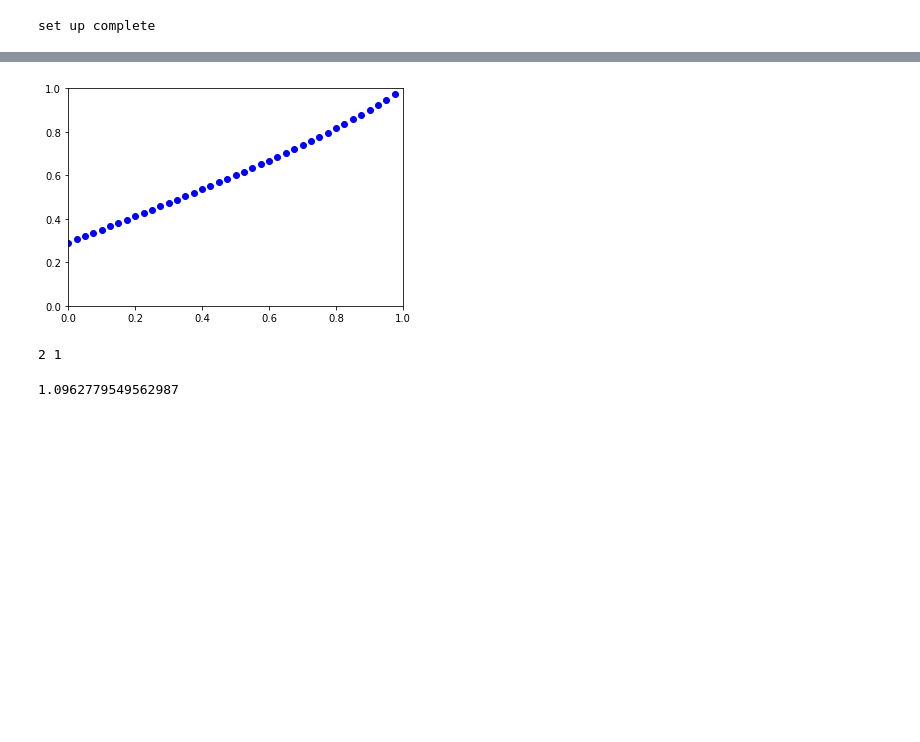
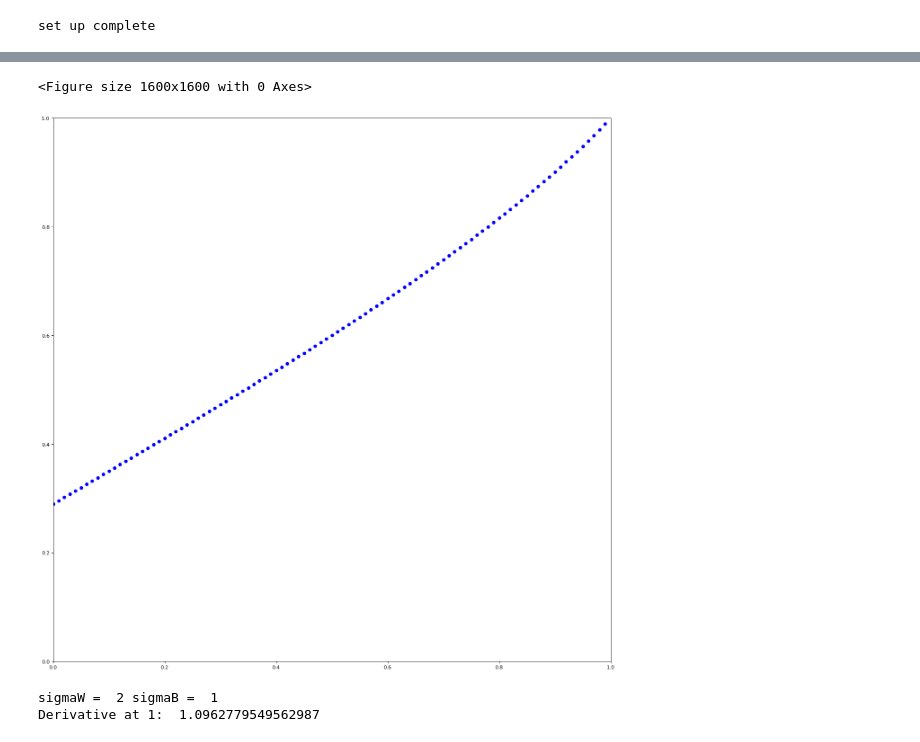
Before and after one commit to saroyas/deep_chaos, a Jupyter notebook: workbook3.ipynb, the cells around one changed output, grey strips where cells are left out. Drawn from its saved outputs; the diff is of its cells as text; code cells hidden in the pictures; blank space fills up the shorter version.

Commit message:
a few new images

```diff
--- a/workbook3.ipynb
+++ b/workbook3.ipynb
@@ -6,6 +6,7 @@ import numpy as np
 import matplotlib.pyplot as plt
 from mpl_toolkits.mplot3d import Axes3D
 from scipy.interpolate import griddata
+from matplotlib.pyplot import figure
 
 def phi(x):
     #we choose what our activation function is going to be here
@@ -68,16 +69,19 @@ def corr_map(sigmaW, sigmaB, corr_prev):
 #this numpy move lets us apply the correlation map element wise to a vector
 corr_map_vec = np.vectorize(corr_map, excluded=['sigmaW', 'sigmaB'])
 
-def corr_map_plot(sigmaW, sigmaB, steps = 0.025):
+def corr_map_plot(sigmaW, sigmaB, steps = 0.025, save = False, name = "untitled"):
+    figure(figsize=(20, 20), dpi=80)
     x = np.arange(0, 1, steps)
     y = corr_map_vec(sigmaW, sigmaB, x)
     plt.plot (x, y, 'bo')
     plt.xlim([0, 1])
     plt.ylim([0, 1])
+    if save == True:
+        plt.savefig(name)
     plt.show()
 
 def deriv_cmap(sigmaW, sigmaB, deriv_point=1):
-    print(sigmaW, sigmaB)
+    print("sigmaW = ", sigmaW, "sigmaB = ", sigmaB)
     #looking at (17) in Poole, this turns out to be very similar to the qAB function
     some_random_length = 10 # doesn't make a difference as qSSstar limits to same value
     qSSstar_val = qSSstar(sigmaW, sigmaB, some_random_length)
@@ -113,7 +122,9 @@ deriv_cmap(3.5, 1, 1)
 # %%
-corr_map_plot(2, 1, steps = 0.025)
-deriv_cmap(2, 1, 1)
+figure(figsize=(20, 20), dpi=80)
+corr_map_plot(2, 1, steps = 0.01, save=True, name = 'corr_curve_sigmaW_2__simgaB_1.png')
+print("Derivative at 1: ", deriv_cmap(2, 1, 1))
 # %% [output]
+<Figure size 1600x1600 with 0 Axes>
-[figure, old version]
+[figure, new version]
-2 1
-1.0962779549562987
+sigmaW =  2 sigmaB =  1
+Derivative at 1:  1.0962779549562987
```
Also changed, not shown: parts of 2 cells of this notebook, 4 other files.
